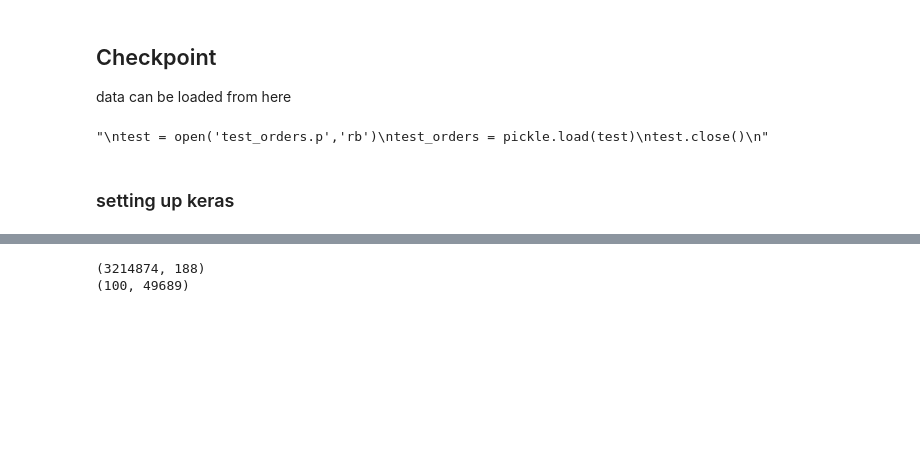
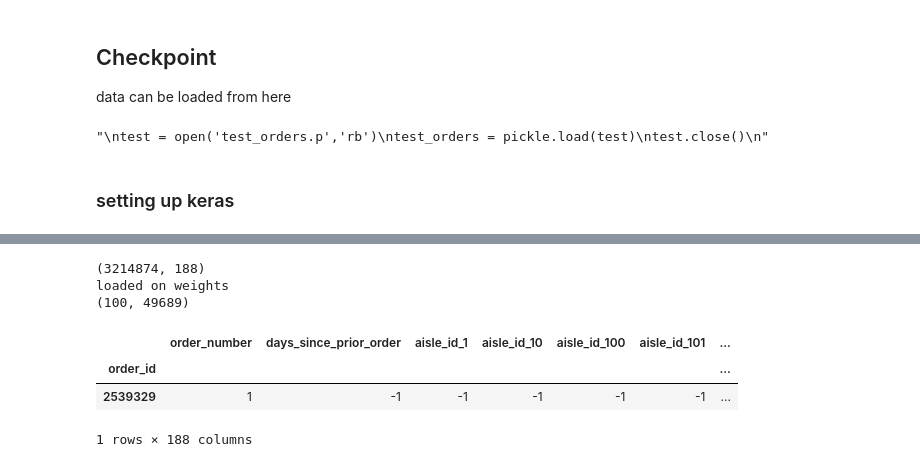
Before and after one commit to Drea1989/Instacart, a Jupyter notebook: customer_purchases.ipynb, the cells around one changed output, grey strips where cells are left out. Drawn from its saved outputs; the diff is of its cells as text; code cells hidden in the pictures; blank space fills up the shorter version.

```diff
--- a/customer_purchases.ipynb
+++ b/customer_purchases.ipynb
@@ -286,0 +296,9 @@ print(test)
+# %%
+#from keras.utils
+#y = y_train[:200000].todense()
+#y = to_categorical(y, num_classes=None)
+y_eval = y_train[199900:200000].todense()
+#y = y[:199900]
+#from scipy.sparse import csr_matrix
+#test = csr_matrix(y)
+#print(vectorizer.inverse_transform(test[1]))
@@ -287,31 +309,52 @@ print(test)
 # %%
 print(X_train.shape)
+from keras.callbacks import ModelCheckpoint
+from keras.models import load_model
 # create model
 model = Sequential()
 model.add(Dense(212,input_dim=188, activation='relu'))
 # Hidden layers
 model.add(BatchNormalization())
 model.add(Dense(316,activation='relu'))
 model.add(Dense(486,activation='relu'))
 model.add(Dense(624,activation='relu'))
 #model.add(BatchNormalization())
 model.add(Dense(700,activation='relu'))
+model.add(Dense(900,activation='relu'))
 model.add(Dropout(0.25))
-model.add(Dense(700,activation='relu'))
+model.add(Dense(1024,activation='relu'))
 model.add(Dropout(0.25))
 #output layer
 model.add(Dense(49689, activation='sigmoid'))
 
 #adam = keras.optimizers.Adam(lr=0.001, beta_1=0.9, beta_2=0.99, epsilon=1e-03, decay=0.0001)
 RMSprop = keras.optimizers.RMSprop(lr=0.0001)
 #Nadam = keras.optimizers.Nadam(lr=0.001)
 #Adagrad = keras.optimizers.Adagrad(lr=0.001)
-model.compile(loss='binary_crossentropy',optimizer= RMSprop, metrics = ['categorical_accuracy'])
+try:
+    #load weights
+    model.load_weights("weights.best.hdf5")
+    print('loaded on weights')
+except:
+    print('load weights failed')
+    model = load_model('my_model.hdf5')
 
-keras_train = np.array(X_train[:69900])
-keras_eval = np.array(X_train[69900:70000])
+model.compile(loss='binary_crossentropy',optimizer= RMSprop, metrics = ['accuracy'])
+
+# checkpoint
+filepath="weights.best.hdf5"
+checkpoint = ModelCheckpoint(filepath, monitor='val_acc', verbose=1, save_best_only=True, mode='max')
+callbacks_list = [checkpoint]
+keras_train = np.array(X_train)
+keras_eval = np.array(X_train[199900:200000])
 
 print (y_eval.shape)
+display(X_train.head(1))
 # %% [output]
 (3214874, 188)
+loaded on weights
 (100, 49689)
+|  | order_number | days_since_prior_order | aisle_id_1 | aisle_id_10 | aisle_id_100 | aisle_id_101 | ... |
+| order_id |  |  |  |  |  |  | ... |
+| 2539329 | 1 | -1 | -1 | -1 | -1 | -1 | ... |
+1 rows × 188 columns
```
Also changed, not shown: parts of 11 cells of this notebook.
